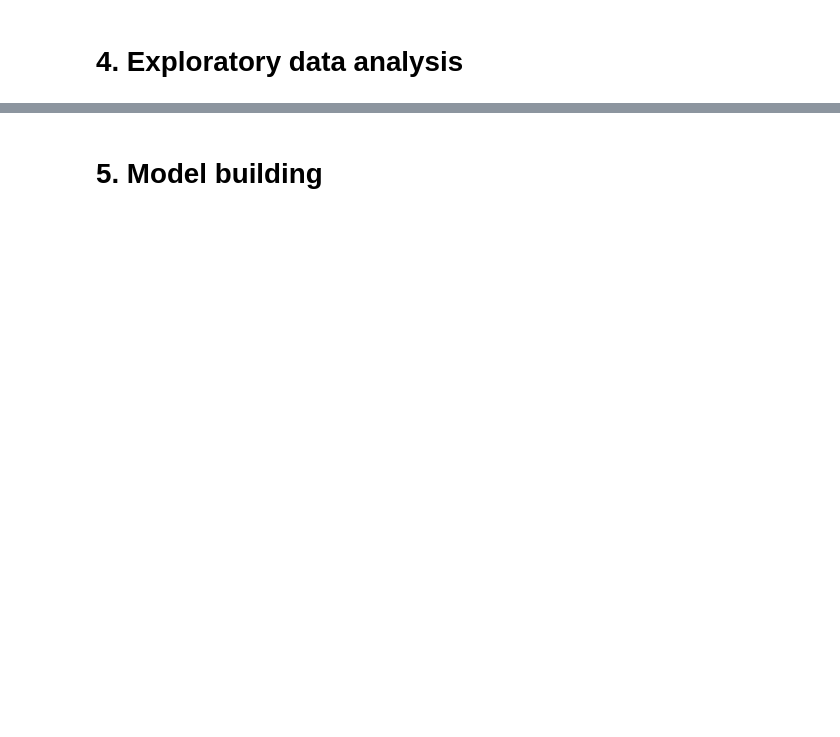
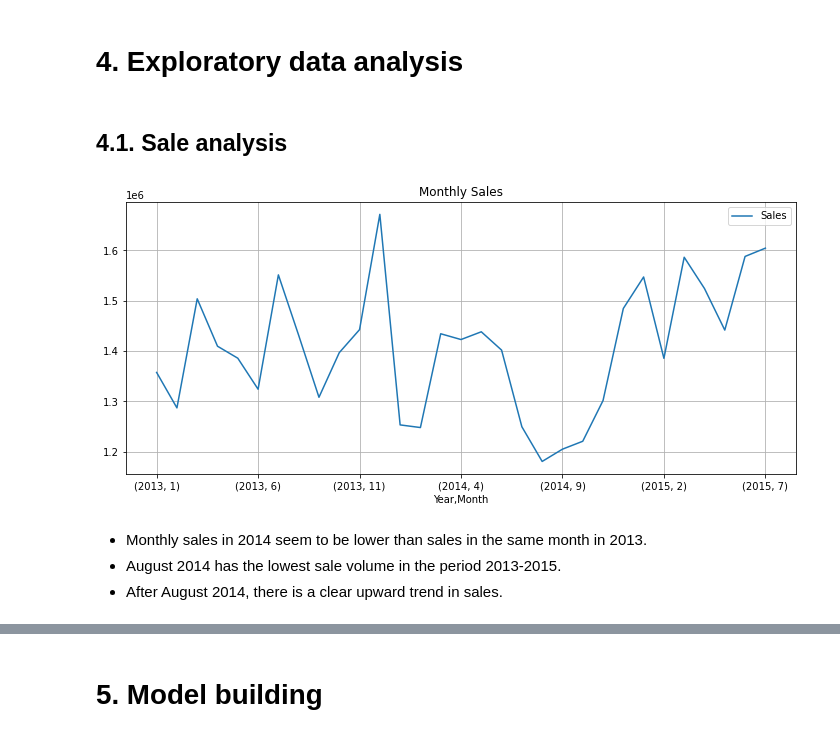
Before and after one commit to Alan-Wolf-VN/Sale_forecast, a Jupyter notebook: SaleForecasting_Nam_Tran.ipynb, the cells around one changed output, grey strips where cells are left out. Drawn from its saved outputs; the diff is of its cells as text; code cells hidden in the pictures; blank space fills up the shorter version.

```diff
--- a/SaleForecasting_Nam_Tran.ipynb
+++ b/SaleForecasting_Nam_Tran.ipynb
@@ -200,2 +261,21 @@ df.loc[df['PromoInterval'].isna(),'PromoInterval'] = "NA"
+# %%
+# We will impute these outliers with the 99th percentile:
+df.loc[df['Customers'] > Customer_99th, 'Customers'] = 1929
 # %% [markdown]
 # 4. Exploratory data analysis
+# %% [markdown]
+## 4.1. Sale analysis
+# %%
+monthly_sale = pd.pivot_table(df, values = 'Sales', index = ['Year','Month'], aggfunc='sum')
+# %%
+monthly_sale.plot(kind='line',
+                  title='Monthly Sales',
+                  figsize=(12,5),
+                  grid=True)
+plt.show()
+# %% [output]
+[figure, added]
+# %% [markdown]
+- Monthly sales in 2014 seem to be lower than sales in the same month in 2013.
+- August 2014 has the lowest sale volume in the period 2013-2015.
+- After August 2014, there is a clear upward trend in sales.
```
Also changed, not shown: parts of 34 cells of this notebook.
